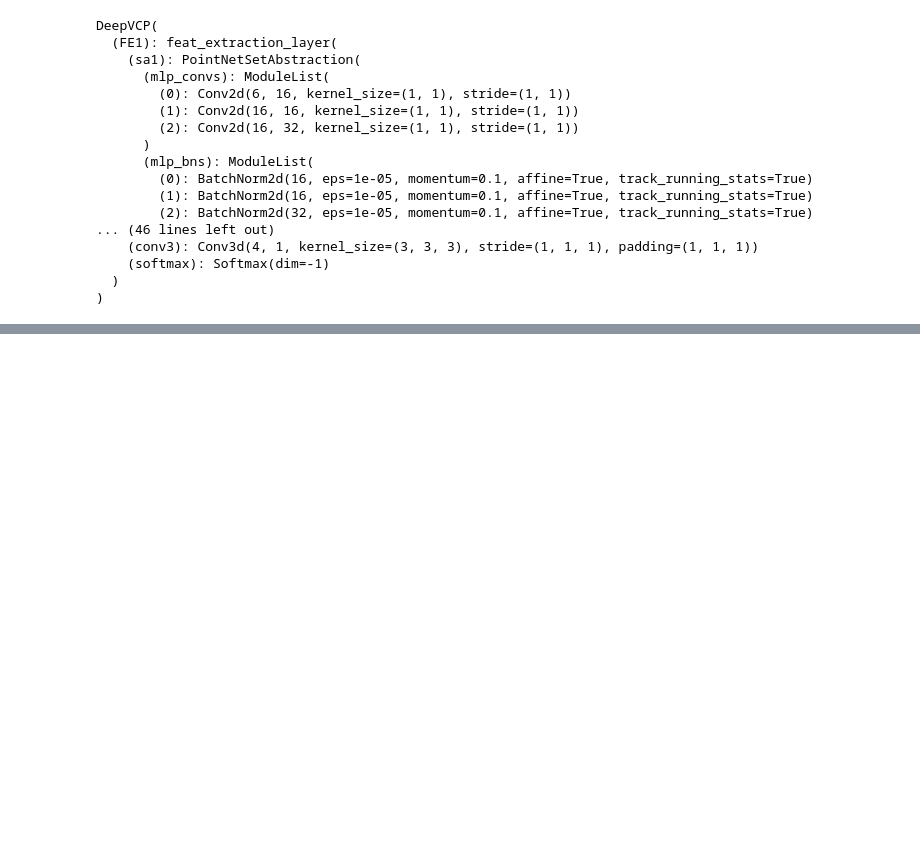
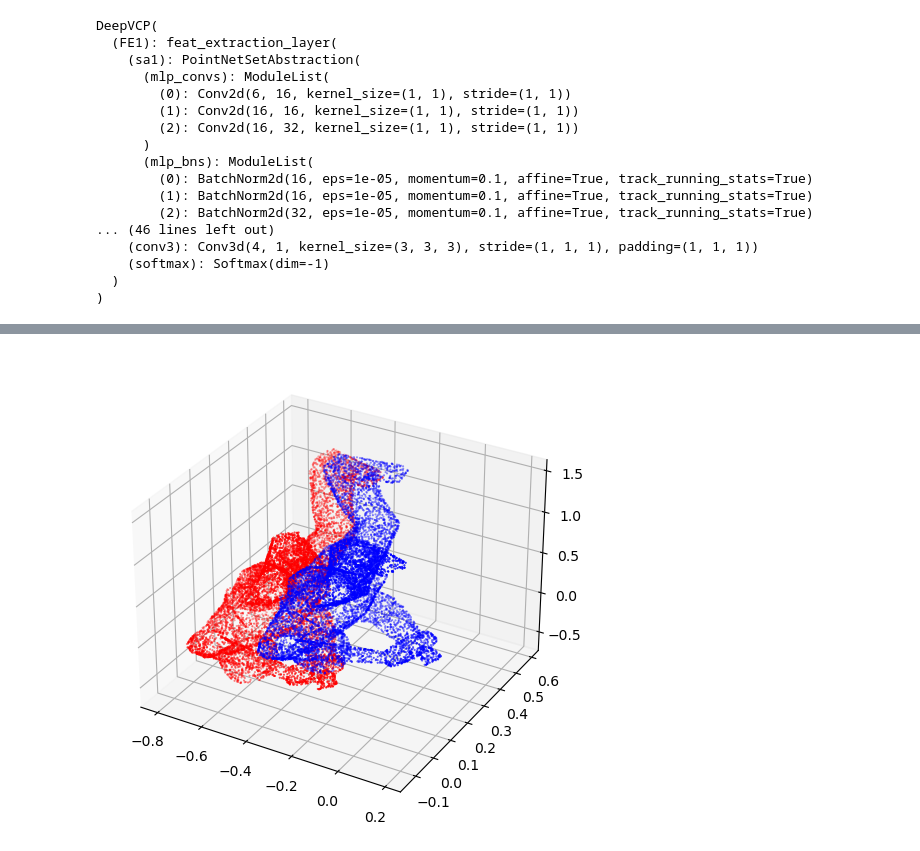
Before and after one commit to BinglunWang/DeepVCP-Pointcloud-Registration, a Jupyter notebook: test.ipynb, the cells around one changed output, grey strips where cells are left out. Drawn from its saved outputs; the diff is of its cells as text; code cells hidden in the pictures; blank space fills up the shorter version.

```diff
--- a/test.ipynb
+++ b/test.ipynb
@@ -197,2 +190,4 @@ display2([src_cloud@trans_init[:3,:3]+trans_init[:3,3], target_cloud])
 # %%
-display2([src_cloud@trans_init[:3,:3]+trans_init[:3,3], target_cloud])
+display2([(vcp_trans[:3,:3]@src_cloud.T).T+vcp_trans[:3,3], target_cloud])
+# %% [output]
+[figure, added]
```
Also changed, not shown: parts of 20 cells of this notebook, 26 other files.
